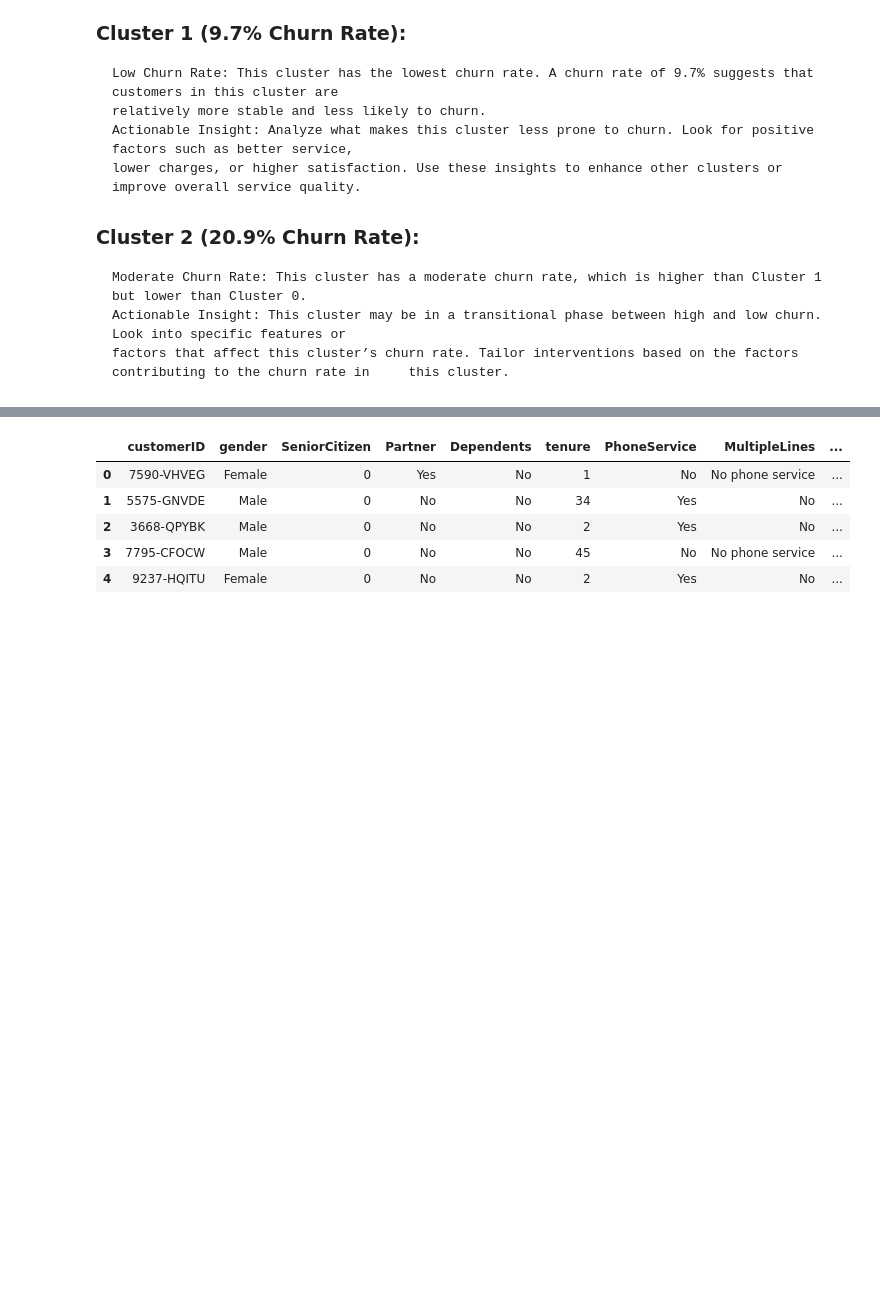
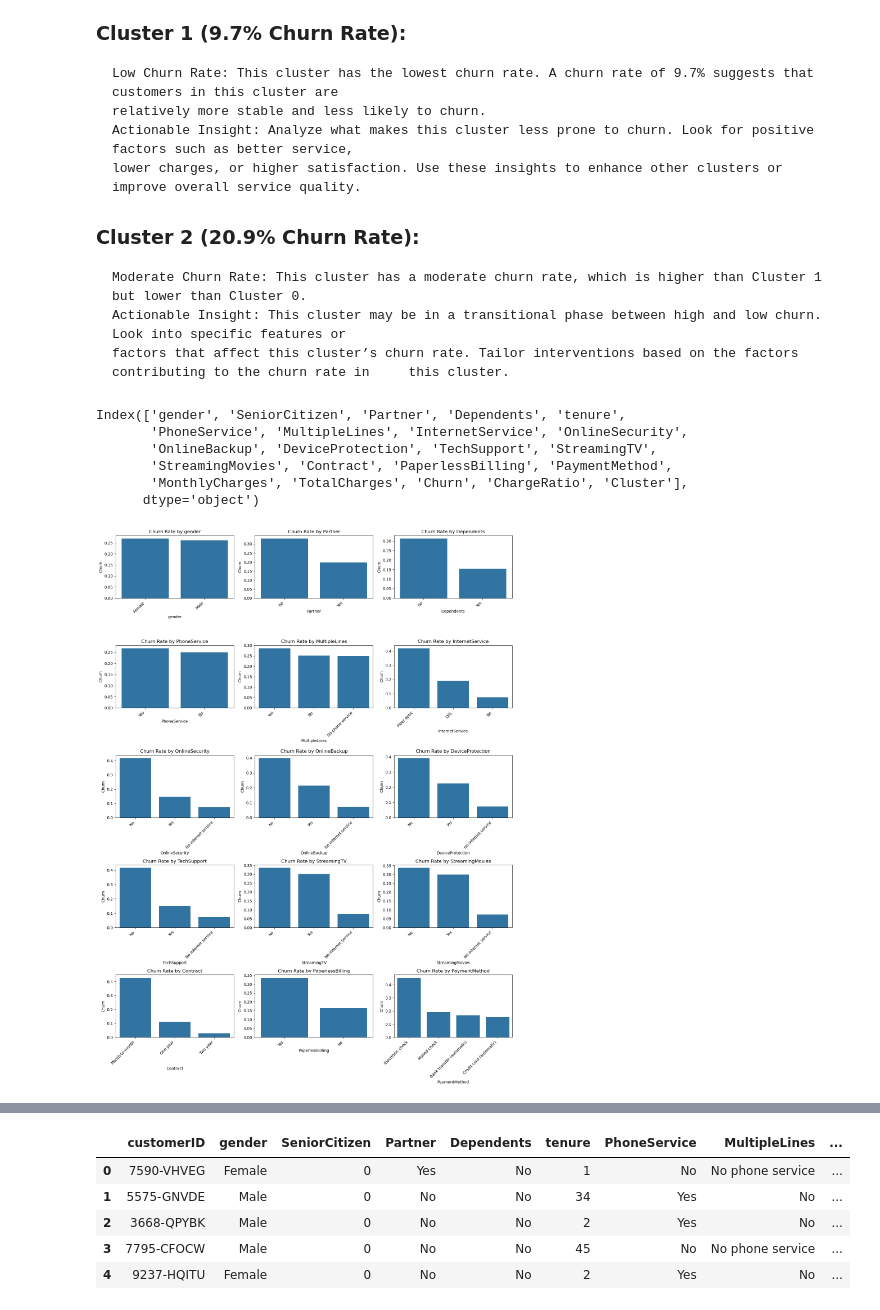
Before and after one commit to Majeedraheem/Telco-Customer-Churn, a Jupyter notebook: churn.ipynb, the cells around one changed output, grey strips where cells are left out. Drawn from its saved outputs; the diff is of its cells as text; code cells hidden in the pictures; blank space fills up the shorter version.

```diff
--- a/churn.ipynb
+++ b/churn.ipynb
@@ -108,6 +108,8 @@ MonthlyCharges      0
 TotalCharges        0
 Churn               0
 dtype: int64
+# %%
+df.drop(columns=['customerID'],inplace=True)
 # %%
 df['MultipleLines'].value_counts()
 # %% [output]
@@ -570,3 +568,53 @@ plt.show()
     Moderate Churn Rate: This cluster has a moderate churn rate, which is higher than Cluster 1 but lower than Cluster 0.
     Actionable Insight: This cluster may be in a transitional phase between high and low churn. Look into specific features or
     factors that affect this cluster’s churn rate. Tailor interventions based on the factors contributing to the churn rate in     this cluster.
+# %%
+#convert churn to int for polting the categoris churn rate for each
+df['Churn'] = df['Churn'].map({'Yes': 1, 'No': 0})
+# %%
+df['Churn']=df['Churn'].astype(int)
+# %%
+df.columns
+# %% [output]
+Index(['gender', 'SeniorCitizen', 'Partner', 'Dependents', 'tenure',
+       'PhoneService', 'MultipleLines', 'InternetService', 'OnlineSecurity',
+       'OnlineBackup', 'DeviceProtection', 'TechSupport', 'StreamingTV',
+       'StreamingMovies', 'Contract', 'PaperlessBilling', 'PaymentMethod',
+       'MonthlyCharges', 'TotalCharges', 'Churn', 'ChargeRatio', 'Cluster'],
+      dtype='object')
+# %%
+import matplotlib.pyplot as plt
+import seaborn as sns
+import pandas as pd
+
+# Sample data
+# df = pd.read_csv('your_data.csv')  # Load your data
+
+# Ensure 'Churn' column is in the DataFrame and coded as 0 and 1
+# If 'Churn' is not numeric, you'll need to convert it
+
+categorical_features = ['gender', 'Partner', 'Dependents', 'PhoneService', 'MultipleLines',
+                        'InternetService', 'OnlineSecurity', 'OnlineBackup', 'DeviceProtection',
+                        'TechSupport', 'StreamingTV', 'StreamingMovies', 'Contract',
+                        'PaperlessBilling', 'PaymentMethod']
+
+fig, axes = plt.subplots(nrows=5, ncols=3, figsize=(15, 20))
+axes = axes.flatten()
+
+for i, feature in enumerate(categorical_features):
+    # Group by feature and calculate the churn rate
+    churn_rates = df.groupby(feature)['Churn'].mean().reset_index()
+
+    # Sort values by churn rate for better visualization
+    churn_rates = churn_rates.sort_values(by='Churn', ascending=False)
+
+    # Plot churn rates
+    sns.barplot(x=feature, y='Churn', data=churn_rates, ax=axes[i])
+    axes[i].set_title(f'Churn Rate by {feature}')
+    axes[i].set_xticklabels(axes[i].get_xticklabels(), rotation=45, ha='right')
+
+plt.tight_layout()
+plt.savefig("Churn Rates by Feature.png")
+plt.show()
+# %% [output]
+[figure, added]
```
Also changed, not shown: parts of 14 cells of this notebook, 1 other file.
